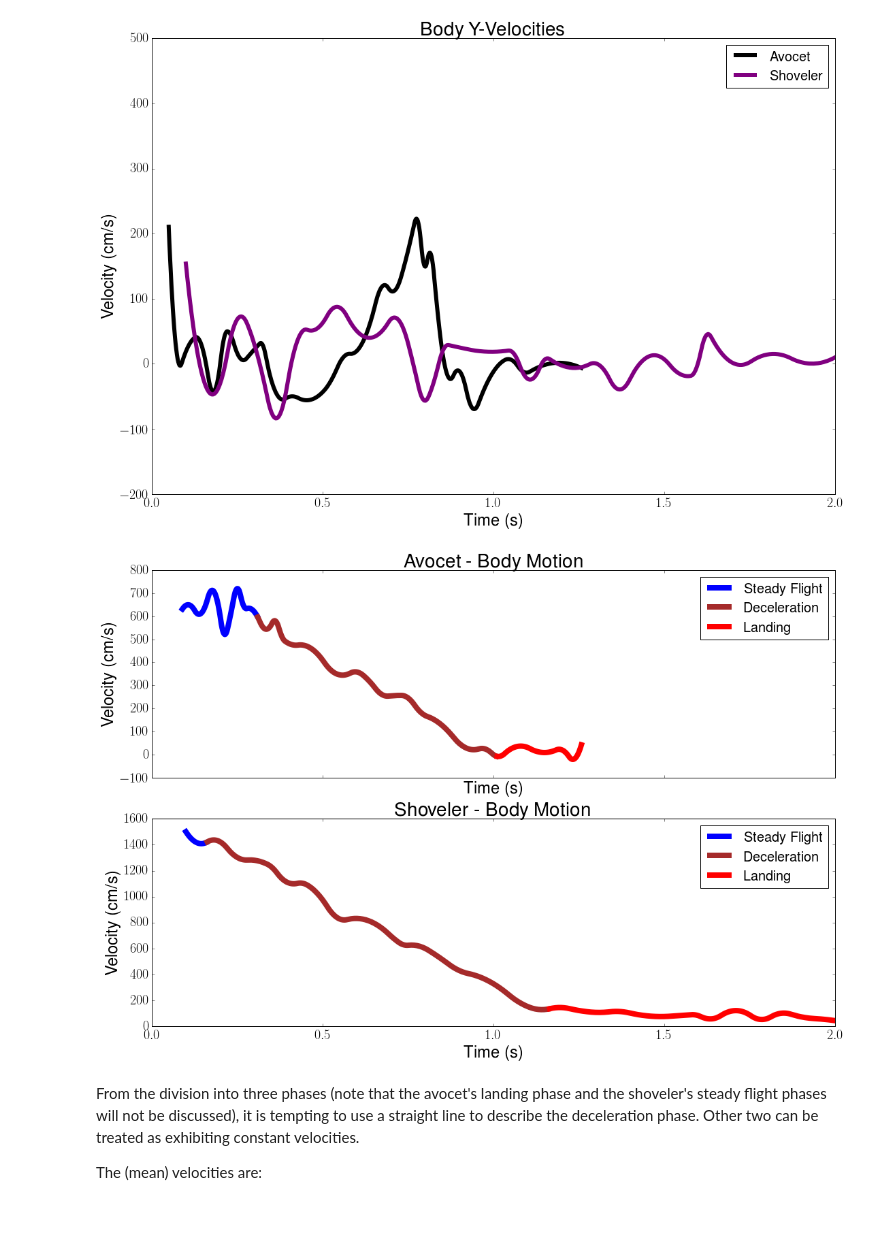
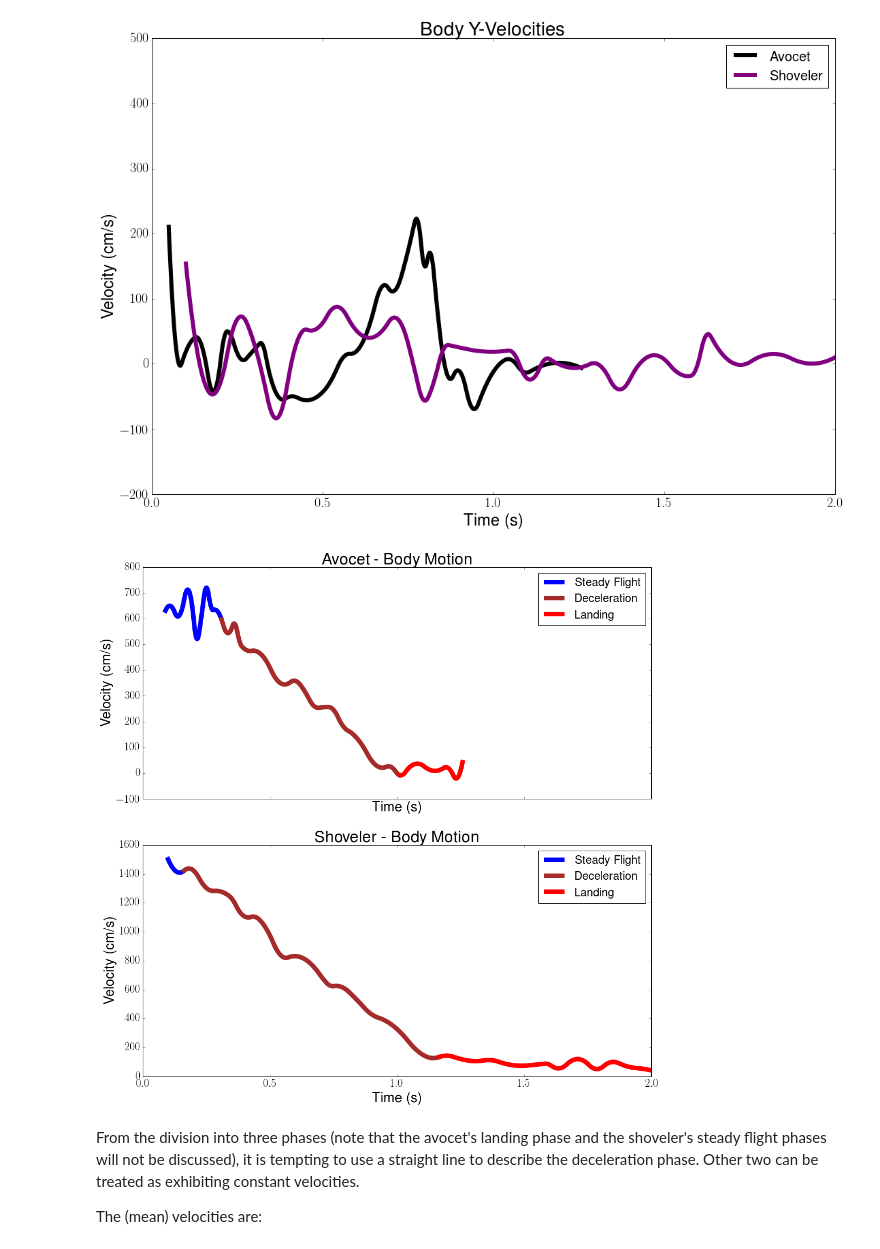
Before and after one commit to Ravirajadrangi/Biomechanics-of-Flight., a Jupyter notebook: others/estimates.ipynb, the cells around one changed output. Drawn from its saved outputs; the diff is of its cells as text; code cells hidden in the pictures; blank space fills up the shorter version.

```diff
--- a/others/estimates.ipynb
+++ b/others/estimates.ipynb
@@ -3,19 +3,3 @@
 > _If you cannot see the HTML rendering (e.g. colors), view this notebook [here](https://nbviewer.jupyter.org/github/Mipanox/ME303/blob/master/others/estimates.ipynb)_
 
 Some justification of the assumptions and estimates of the numbers.
-# %%
-import numpy as np
-import pandas as pd
-from astropy import units as u
-from astropy import constants as c
-import matplotlib.pyplot as plt
-%matplotlib inline
-
-## some settings for plotting display
-plt.rcParams['figure.figsize'] = (18,12)
-plt.rcParams['axes.titlesize'] = 28
-plt.rcParams['axes.labelsize'] = 24
-plt.rcParams['xtick.labelsize'] = 20
-plt.rcParams['ytick.labelsize'] = 20
-plt.rcParams['legend.fontsize'] = 20
-plt.rc('text', usetex=True)
@@ -49,31 +37,31 @@ plt.legend()
 <matplotlib.legend.Legend at 0x...>
 [figure]
 # %%
-fig, ax = plt.subplots(2, 1, sharex=True)
+fig, ax = plt.subplots(2, 1, sharex=True, figsize=(16,16))
 
 t0_a,t1_a,t2_a = 20,130,480
 ax[0].plot(avo_ne_df['t'][t0_a:t1_a],avo_ne_df['vx'][t0_a:t1_a],c='blue',lw=8,label='Steady Flight')
 ax[0].plot(avo_ne_df['t'][t1_a:t2_a],avo_ne_df['vx'][t1_a:t2_a],c='brown',lw=8,label='Deceleration')
 ax[0].plot(avo_ne_df['t'][t2_a:],avo_ne_df['vx'][t2_a:],c='red',lw=8,label='Landing')
 ax[0].set_title('Avocet - Body Motion'); ax[0].set_xlabel('Time (s)'); ax[0].set_ylabel('Velocity (cm/s)')
 ax[0].legend()
 
 avo_b_sf_v = np.mean(avo_ne_df['vx'][t0_a:t1_a])
 avo_b_de_v = np.mean(avo_ne_df['vx'][t1_a:t2_a])
 avo_b_ld_v = np.mean(avo_ne_df['vx'][t2_a:])
 
 t1_s,t2_s = 15,255
 ax[1].plot(sho_ne_df['t'][:t1_s],sho_ne_df['vx'][:t1_s],c='blue',lw=8,label='Steady Flight')
 ax[1].plot(sho_ne_df['t'][t1_s:t2_s],sho_ne_df['vx'][t1_s:t2_s],c='brown',lw=8,label='Deceleration')
 ax[1].plot(sho_ne_df['t'][t2_s:],sho_ne_df['vx'][t2_s:],c='red',lw=8,label='Landing')
 ax[1].set_title('Shoveler - Body Motion'); ax[1].set_xlabel('Time (s)'); ax[1].set_ylabel('Velocity (cm/s)')
 ax[1].legend()
 
 sho_b_sf_v = np.mean(sho_ne_df['vx'][:t1_s])
 sho_b_de_v = np.mean(sho_ne_df['vx'][t1_s:t2_s])
 sho_b_ld_v = np.mean(sho_ne_df['vx'][t2_s:])
 # %% [output]
-[figure, old version]
+[figure, new version]
 # %% [markdown]
 From the division into three phases (note that the avocet's landing phase and the shoveler's steady flight phases will not be discussed), it is tempting to use a straight line to describe the deceleration phase. Other two can be treated as exhibiting constant velocities.
 
```
Also changed, not shown: parts of 11 cells of this notebook, 6 other files.
